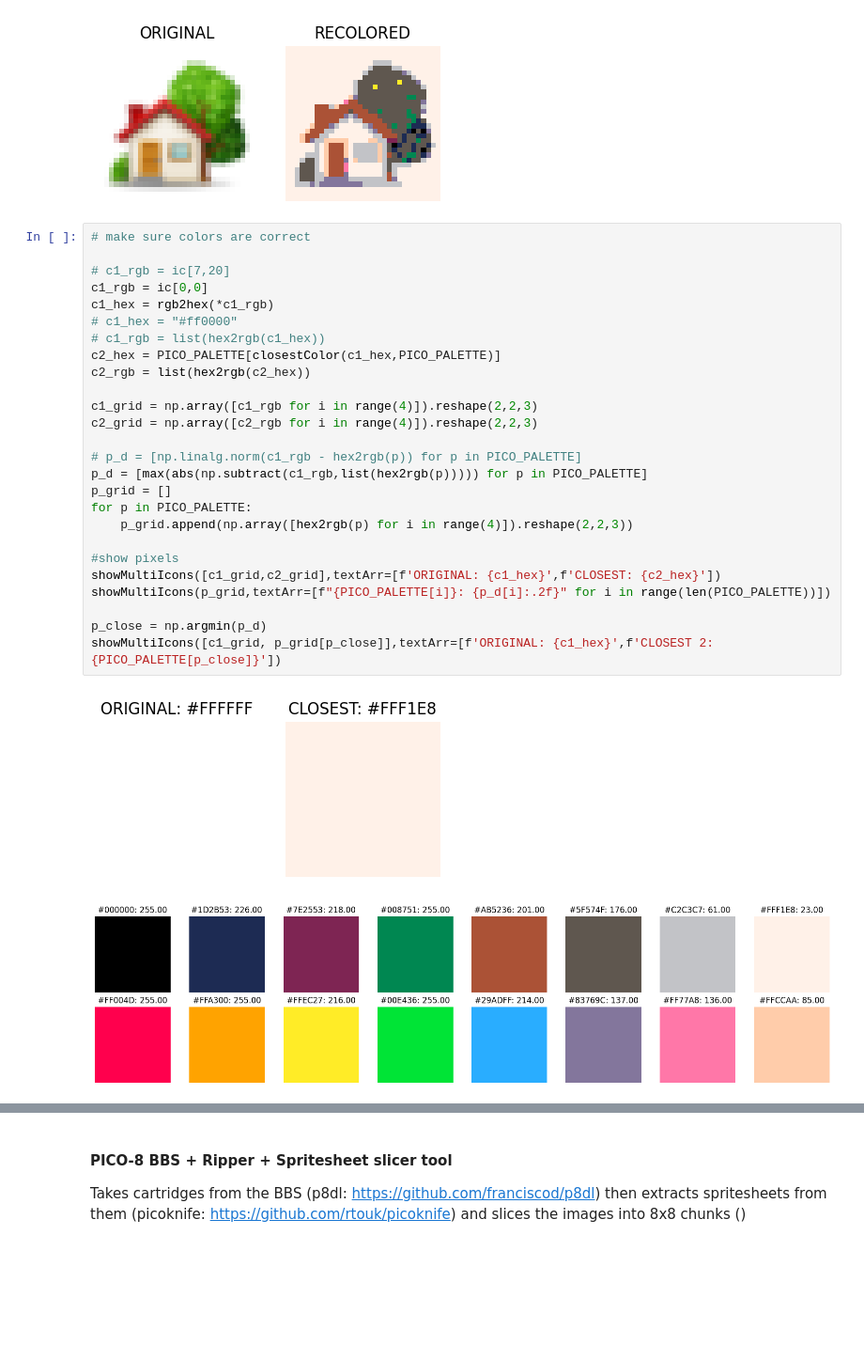
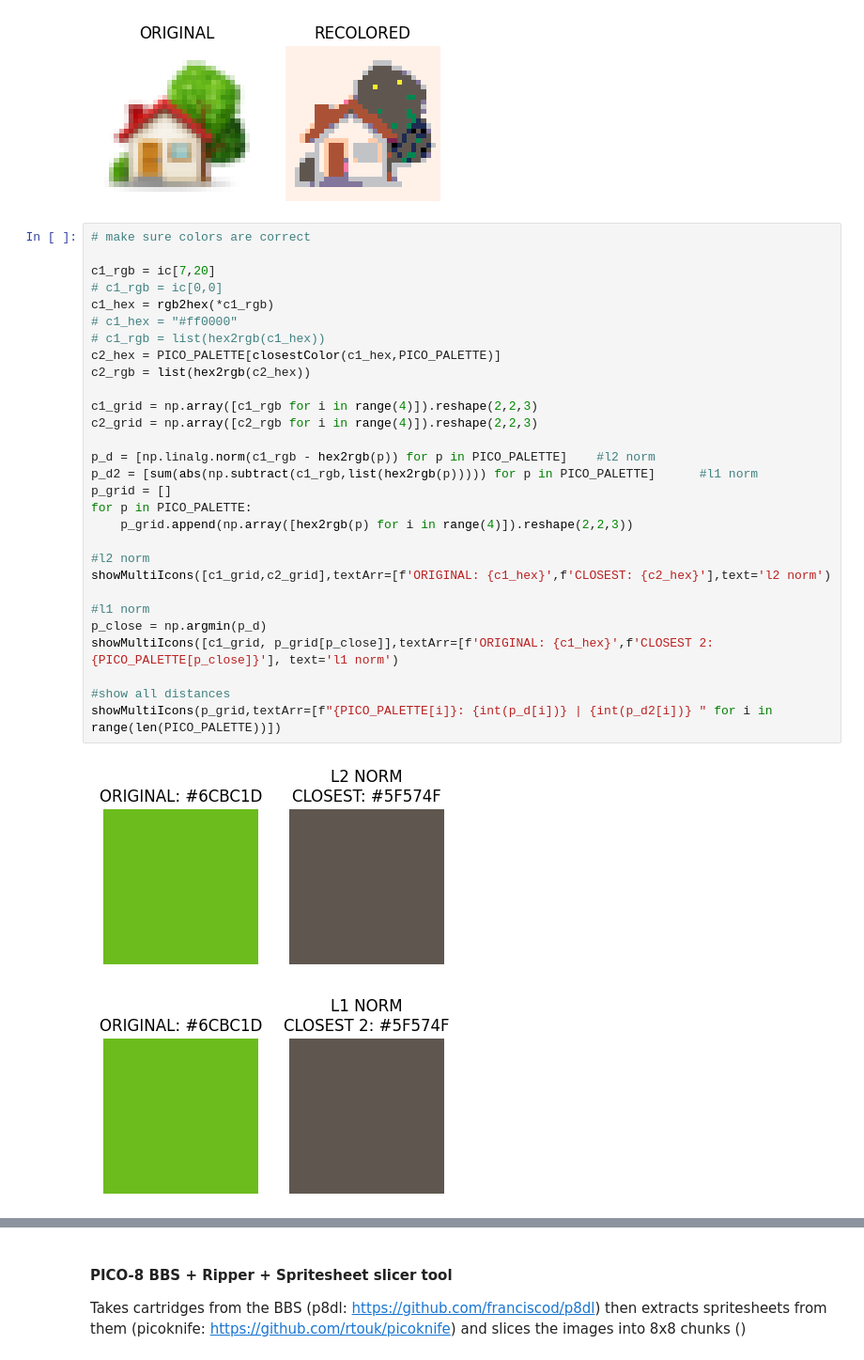
Before and after one commit to MasterMilkX/BMO_chatbot_prototype, a Jupyter notebook: Experimental_Notebooks/sprite_scraper.ipynb, the cells around one changed output, grey strips where cells are left out. Shown at 94% size. Cells and saved outputs as stored; diff of their text form; blank space fills up the shorter version.

Commit message:
remove blurry pixels

```diff
--- a/Experimental_Notebooks/sprite_scraper.ipynb
+++ b/Experimental_Notebooks/sprite_scraper.ipynb
@@ -456,29 +457,32 @@ showMultiIcons([ic,new_ic],textArr=['ORIGINAL','RECOLORED'])
 # %%
 # make sure colors are correct
 
-# c1_rgb = ic[7,20]
-c1_rgb = ic[0,0]
+c1_rgb = ic[7,20]
+# c1_rgb = ic[0,0]
 c1_hex = rgb2hex(*c1_rgb)
 # c1_hex = "#ff0000"
 # c1_rgb = list(hex2rgb(c1_hex))
 c2_hex = PICO_PALETTE[closestColor(c1_hex,PICO_PALETTE)]
 c2_rgb = list(hex2rgb(c2_hex))
 
 c1_grid = np.array([c1_rgb for i in range(4)]).reshape(2,2,3)
 c2_grid = np.array([c2_rgb for i in range(4)]).reshape(2,2,3)
 
-# p_d = [np.linalg.norm(c1_rgb - hex2rgb(p)) for p in PICO_PALETTE]
-p_d = [max(abs(np.subtract(c1_rgb,list(hex2rgb(p))))) for p in PICO_PALETTE]
+p_d = [np.linalg.norm(c1_rgb - hex2rgb(p)) for p in PICO_PALETTE]    #l2 norm
+p_d2 = [sum(abs(np.subtract(c1_rgb,list(hex2rgb(p))))) for p in PICO_PALETTE]      #l1 norm
 p_grid = []
 for p in PICO_PALETTE:
     p_grid.append(np.array([hex2rgb(p) for i in range(4)]).reshape(2,2,3))
 
-#show pixels
-showMultiIcons([c1_grid,c2_grid],textArr=[f'ORIGINAL: {c1_hex}',f'CLOSEST: {c2_hex}'])
-showMultiIcons(p_grid,textArr=[f"{PICO_PALETTE[i]}: {p_d[i]:.2f}" for i in range(len(PICO_PALETTE))])
+#l2 norm
+showMultiIcons([c1_grid,c2_grid],textArr=[f'ORIGINAL: {c1_hex}',f'CLOSEST: {c2_hex}'],text='l2 norm')
 
+#l1 norm
 p_close = np.argmin(p_d)
-showMultiIcons([c1_grid, p_grid[p_close]],textArr=[f'ORIGINAL: {c1_hex}',f'CLOSEST 2: {PICO_PALETTE[p_close]}'])
+showMultiIcons([c1_grid, p_grid[p_close]],textArr=[f'ORIGINAL: {c1_hex}',f'CLOSEST 2: {PICO_PALETTE[p_close]}'], text='l1 norm')
+
+#show all distances
+showMultiIcons(p_grid,textArr=[f"{PICO_PALETTE[i]}: {int(p_d[i])} | {int(p_d2[i])} " for i in range(len(PICO_PALETTE))])
 # %% [output]
-[figure, old version]
+[figure, new version]
-[figure, old version]
+[figure, new version]
```
Also changed, not shown: parts of 8 cells of this notebook.
